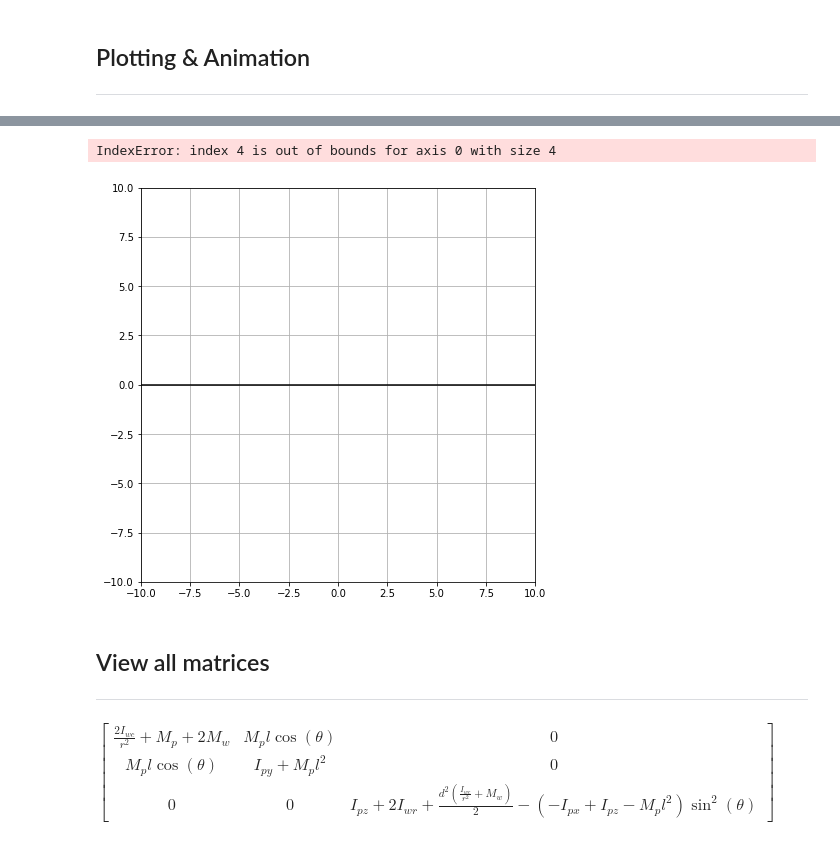
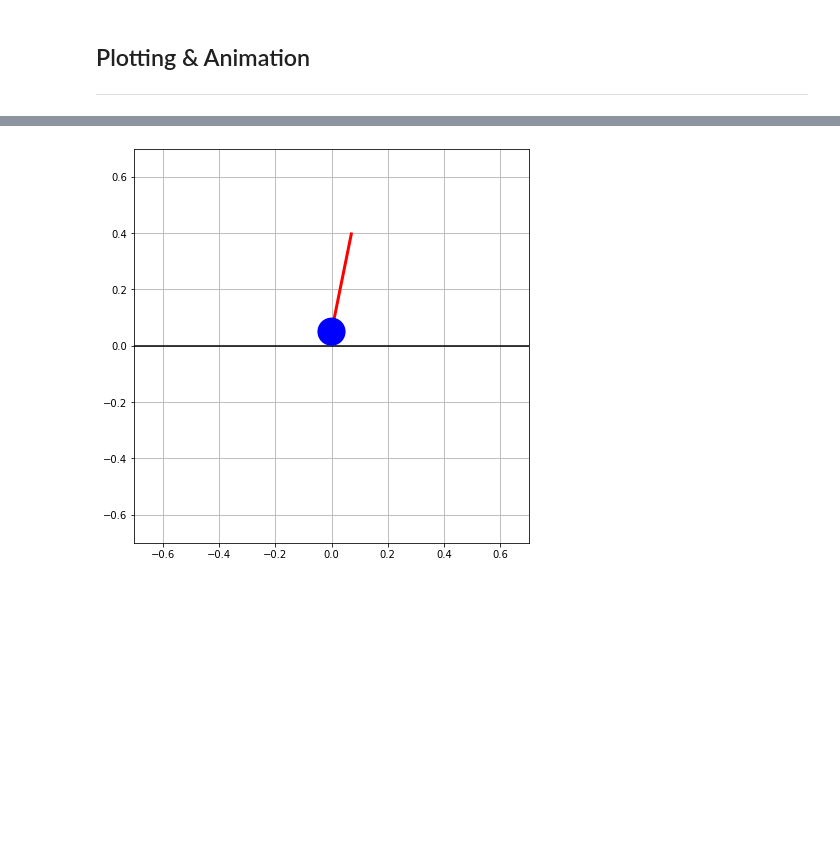
Before and after one commit to Brazilian-Institute-of-Robotics/bir_bbot, a Jupyter notebook: Model_simulation/control_notebook.ipynb, the cells around one changed output, grey strips where cells are left out. Drawn from its saved outputs; the diff is of its cells as text; code cells hidden in the pictures; blank space fills up the shorter version.

```diff
--- a/Model_simulation/control_notebook.ipynb
+++ b/Model_simulation/control_notebook.ipynb
@@ -139,9 +127,0 @@ Matrix([
-# %%
-
-#* Calcualte the jacobian for the B matrix of the continuos time system
-Bc = Matrix(np.zeros((6,2)))
-
-for i,expr in enumerate(system_equations):
-    for j,torque in enumerate(u):
-        Bc[i,j] = diff(expr,torque)
-Bc
@@ -312,7 +279,7 @@ $\displaystyle \left[\begin{matrix}- \frac{0.0002223981974 \left(20.0 T_{L} + 20
 # %%
 from scipy import integrate
 
-state_initial_conditions = [0,0.01,0,0.01]
+state_initial_conditions = [0,0.5,0,0.2]
 initial_inputs = [0,0]
 t0 = 0
 
@@ -330,15 +300,18 @@ func_jac = lambdify([t, reduced_state_vec, u],jac2sim,'numpy')
 
 simulator = integrate.ode(func)                           # Ode class object used for simulation
 simulator.set_initial_value(state_initial_conditions, t0)           # Set initial consitions of the system
-simulator.set_integrator('vode',method= 'bdf',order=5)
+simulator.set_integrator('vode')
 simulator.set_f_params(initial_inputs)                              # Set the initial inputs (wheel torques) values in the system
 simulator.set_jac_params(initial_inputs)                            # Set the initial inputs (wheel torques) values in the jacobian
+
+K_dlqr = np.array([[-0.355528,  -0.247674,  -0.011987,  -1.371574],
+                   [-0.364874,  -0.255737,   0.011557,  -1.408198]]) # K matrix calculated by the discrete LQR algorithm using Octave
 
 def call_controller(current_states):                                # Function to call the controller
     # control_states = np.zeros((4,))
     # control_states[0:3] = current_states[0:3]
     # control_states[3] = current_states[4]
-    current_inputs = np.matmul(-1*K_lqr,current_states).reshape(2,1)
+    current_inputs = np.matmul(-1*K_dlqr,current_states).reshape(2,1)
     # print(current_inputs,current_inputs.shape)
     return current_inputs
 
@@ -382,4 +355,6 @@ print(simulator.get_return_code())
 # history_file.write(str(time_history))
 # history_file.write("\n")
 # history_file.write(str(list(history)))
+
+x_pos = integrate.cumtrapz(y = history[0,:],x = time_history,initial=0) # Integrate the Velocity values to get position information
 # %% [output]
@@ -437,37 +422,37 @@ plt.grid()
 # %%
+#Generates an animation using Matplotlib
 
 from matplotlib.patches import Circle
 from matplotlib.animation import FuncAnimation
 
-xlim = (-10,10)
-ylim = (-10,10)
+xlim = (-0.7,0.7)
+ylim = (-0.7,0.7)
 
 fig = plt.figure(figsize=(8.3333, 7.25), dpi=72) #figsize=(8.3333, 7.25), dpi=72
 ax = fig.add_subplot(111,xlim=xlim,ylim=ylim)
 ax.set_aspect('equal')
 ax.grid()
 
 height = 0.354
 
 ax.plot([xlim[0],xlim[1]],[0,0],'-k')         # Ground
 
-pend_rod, = ax.plot([history[3,0], history[3,0]+height*np.math.sin(history[4,0])],[r_v[1],r_v[1] + height*np.math.cos(history[4,0])], 'r', lw=3)
-pend_wheel = ax.add_patch(Circle((history[3,0],r_v[1]), r_v[1], fc='b', zorder=3))
+pend_rod, = ax.plot([x_pos[0], x_pos[0]+height*np.math.sin(history[3,0])],[r_v[1],r_v[1] + height*np.math.cos(history[3,0])], 'r', lw=3)
+pend_wheel = ax.add_patch(Circle((x_pos[0],r_v[1]), r_v[1], fc='b', zorder=3))
 
 def init_anim():
-  pend_rod, = ax.plot([history[3,0], history[3,0]+height*np.math.sin(history[4,0])],[r_v[1],r_v[1] + height*np.math.cos(history[4,0])], 'r', lw=3)
-  pend_wheel = ax.add_patch(Circle((history[3,0],r_v[1]), r_v[1], fc='b', zorder=3))
+  pend_rod, = ax.plot([x_pos[0], x_pos[0]+height*np.math.sin(history[3,0])],[r_v[1],r_v[1] + height*np.math.cos(history[3,0])], 'r', lw=3)
+  pend_wheel = ax.add_patch(Circle((x_pos[0],r_v[1]), r_v[1], fc='b', zorder=3))
   return pend_rod, pend_wheel
 
 def animate(i):
-  xaxis = [history[3,i], history[3,i] + height*np.math.sin(history[4,i])]
-  yaxis = [r_v[1], r_v[1] + height*np.math.cos(history[4,i])]
+  xaxis = [x_pos[i], x_pos[i] + height*np.math.sin(history[3,i])]
+  yaxis = [r_v[1], r_v[1] + height*np.math.cos(history[3,i])]
 
   pend_rod.set_data(xaxis,yaxis)
-  pend_wheel.set_center((history[3,i],r_v[1]))
+  pend_wheel.set_center((x_pos[i],r_v[1]))
   return pend_rod, pend_wheel
 
 anim = FuncAnimation(fig, animate,frames=len(time_history),interval=200,blit=True)
 # %% [output]
-IndexError: index 4 is out of bounds for axis 0 with size 4
-[figure, old version]
+[figure, new version]
@@ -476,7 +458,0 @@ anim.save("model_animation1.gif",fps=36)
-# %% [markdown]
-## View all matrices
-----
-# %%
-M
-# %% [output]
-$\displaystyle \left[\begin{matrix}\frac{2 I_{wc}}{r^{2}} + M_{p} + 2 M_{w} & M_{p} l \cos{\left(\theta \right)} & 0\\M_{p} l \cos{\left(\theta \right)} & I_{py} + M_{p} l^{2} & 0\\0 & 0 & I_{pz} + 2 I_{wr} + \frac{d^{2} \left(\frac{I_{wc}}{r^{2}} + M_{w}\right)}{2} - \left(- I_{px} + I_{pz} - M_{p} l^{2}\right) \sin^{2}{\left(\theta \right)}\end{matrix}\right]$
```
Also changed, not shown: parts of 32 cells of this notebook, 3 other files.
